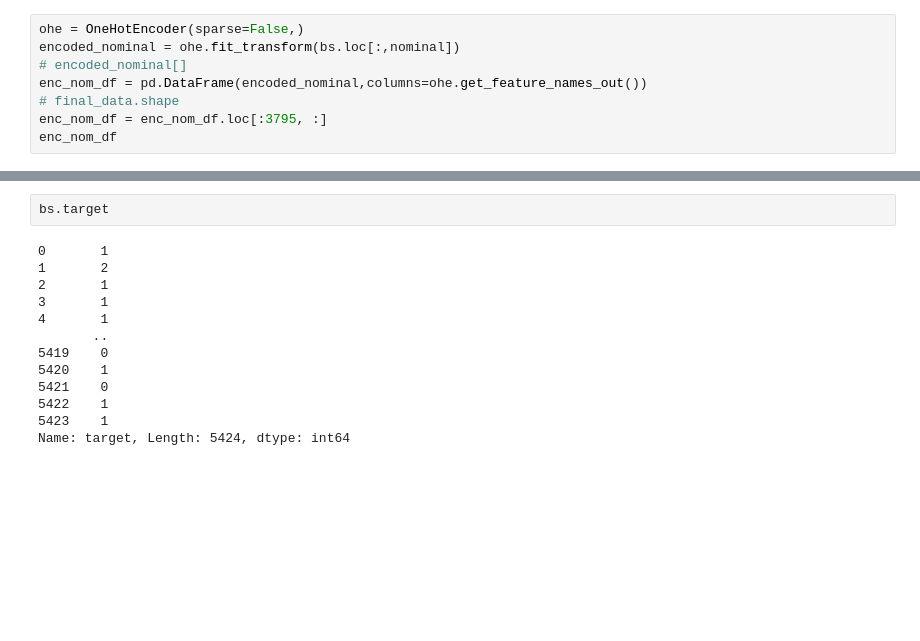
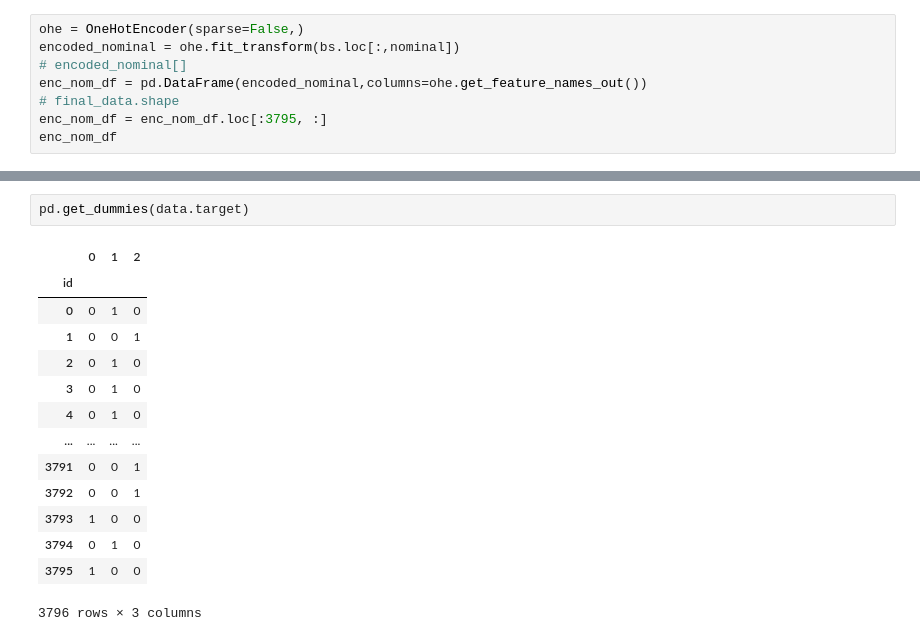
Before and after one commit to risan-raja/sdpiit, a Jupyter notebook: notebooks/ML_build.ipynb, the cells around one changed output, grey strips where cells are left out. Cells and saved outputs as stored; diff of their text form; blank space fills up the shorter version.

```diff
--- a/notebooks/ML_build.ipynb
+++ b/notebooks/ML_build.ipynb
@@ -775,15 +611,17 @@ plot_m_variance(d_coll)
-# %%
-bs.target
-# %% [output]
-0       1
-1       2
-2       1
-3       1
-4       1
-       ..
-5419    0
-5420    1
-5421    0
-5422    1
-5423    1
-Name: target, Length: 5424, dtype: int64
+# %%
+pd.get_dummies(data.target)
+# %% [output]
+|  | 0 | 1 | 2 |
+| id |  |  |  |
+| 0 | 0 | 1 | 0 |
+| 1 | 0 | 0 | 1 |
+| 2 | 0 | 1 | 0 |
+| 3 | 0 | 1 | 0 |
+| 4 | 0 | 1 | 0 |
+| ... | ... | ... | ... |
+| 3791 | 0 | 0 | 1 |
+| 3792 | 0 | 0 | 1 |
+| 3793 | 1 | 0 | 0 |
+| 3794 | 0 | 1 | 0 |
+| 3795 | 1 | 0 | 0 |
+3796 rows × 3 columns
```
Also changed, not shown: parts of 18 cells of this notebook, 4 other files.
